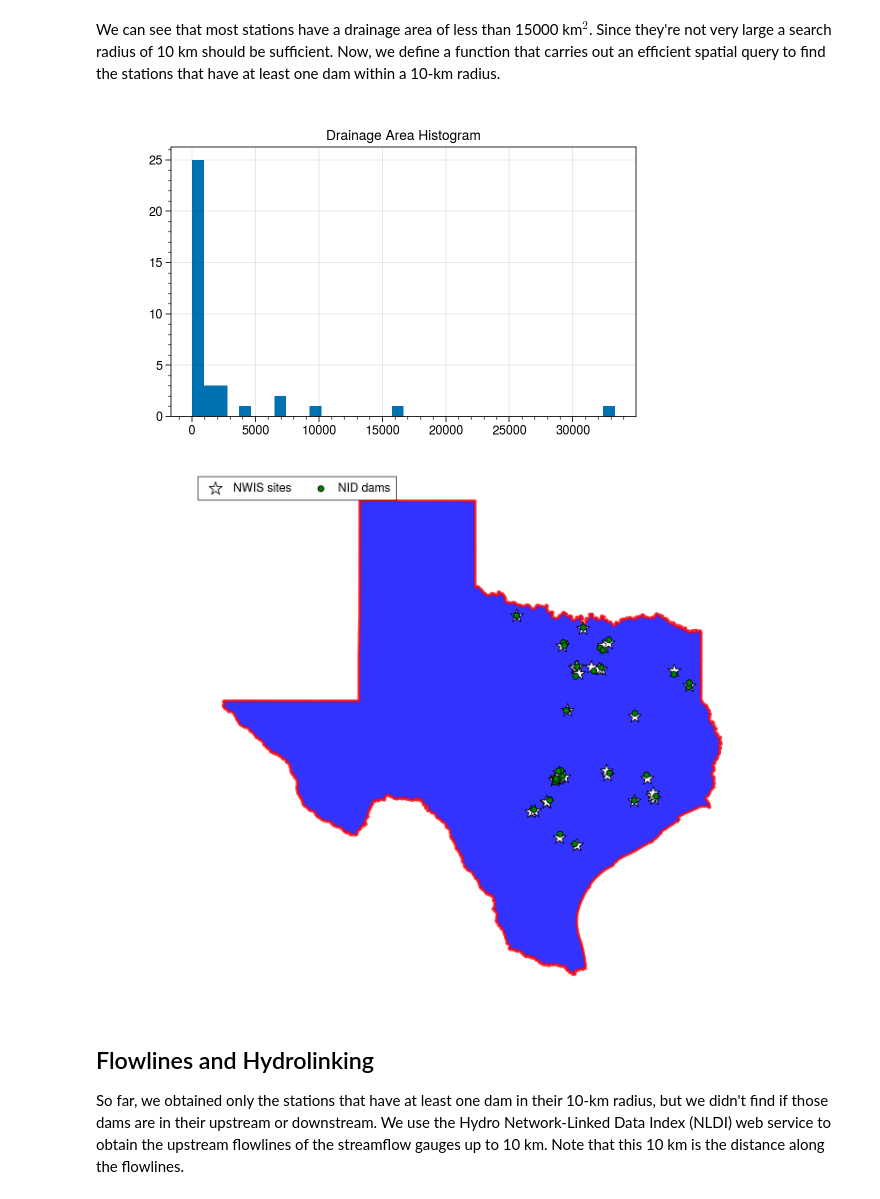
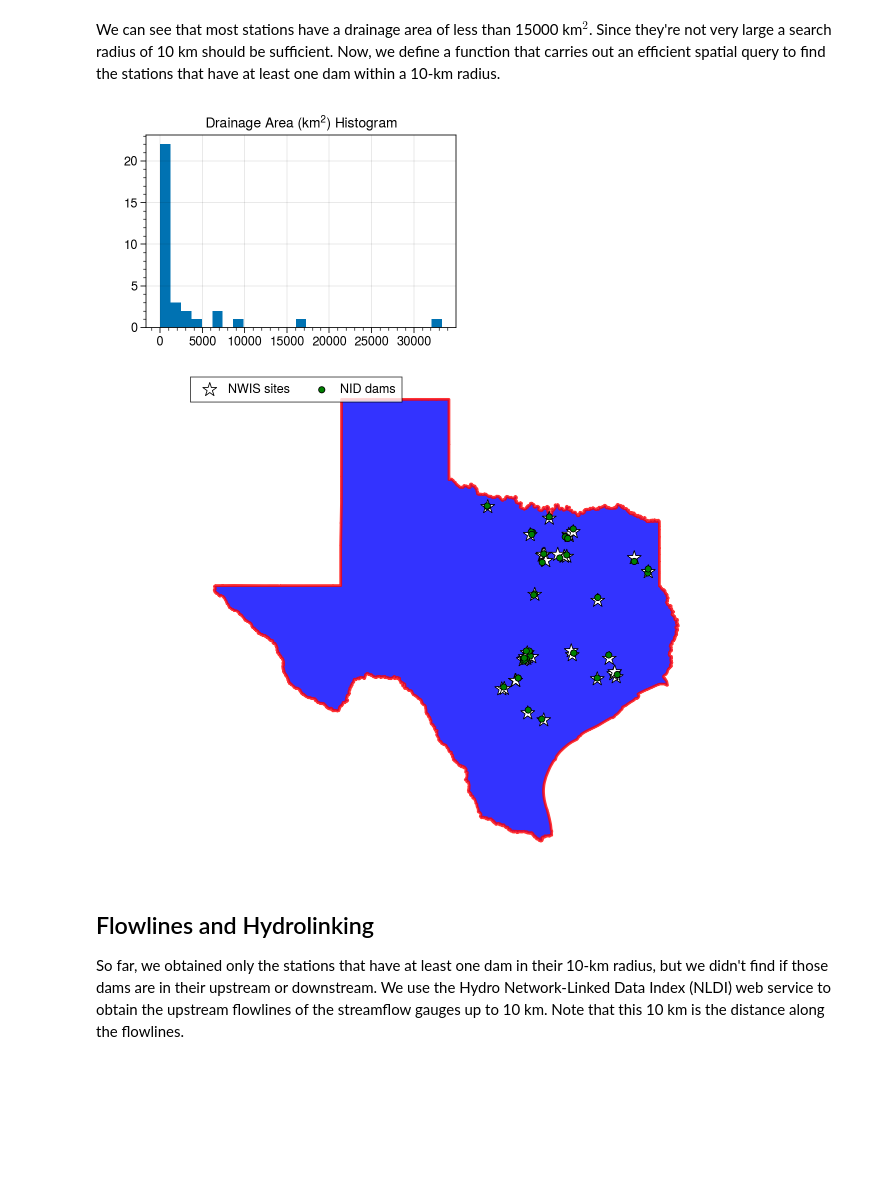
Before and after one commit to mhweber/AWRA2022GeoWorkshop, a Jupyter notebook: Workbooks/Python/Session3/1_Dam_Impact.ipynb, the cells around one changed output. Cells and saved outputs as stored; diff of their text form; code cells hidden in the pictures; blank space fills up the shorter version.

```diff
--- a/Workbooks/Python/Session3/1_Dam_Impact.ipynb
+++ b/Workbooks/Python/Session3/1_Dam_Impact.ipynb
@@ -149,19 +149,19 @@ def distance_filter(gdf1, gdf2, dist_km):
 # %%
 sites, dams = distance_filter(sites, dams, 10)
 
-ax = sites.hist("drain_sqkm", figsize=(6, 3.5), bins="auto")
-_ = ax[0][0].set_title("Drainage Area Histogram")
+ax = sites.hist("drain_sqkm", figsize=(4, 2.5), bins="auto")
+_ = ax[0][0].set_title("Drainage Area (km$^2$) Histogram")
 # %% [output]
-[figure, old version]
+[figure, new version]
 # %%
-_, ax = pplt.subplots(refwidth=8)
+_, ax = pplt.subplots(refwidth=7)
 texas.plot(ax=ax, facecolor="b", edgecolor="r", linewidth=2, alpha=0.8, figsize=(10, 10))
 sites.plot(ax=ax, marker="*", markersize=110, color="w", edgecolor="k", label="NWIS sites")
 dams.plot(ax=ax, marker="o", markersize=20, color="g", edgecolor="k", label="NID dams")
 ax.legend(loc="upper left")
 ax.set_axis_off()
 # %% [output]
-[figure, old version]
+[figure, new version]
 # %% [markdown]
 ## Flowlines and Hydrolinking
 
```
Also changed, not shown: parts of 6 cells of this notebook.
